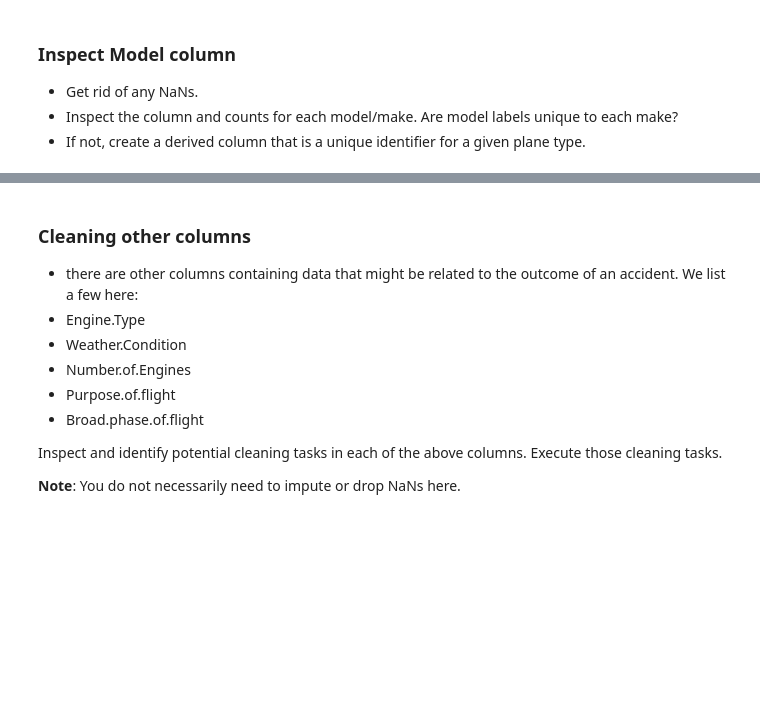
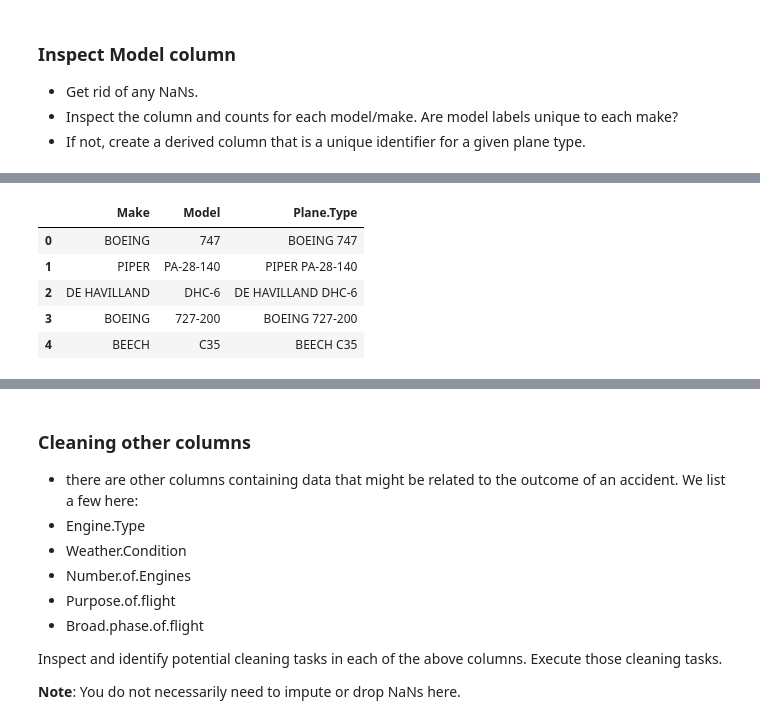
Before and after one commit to amacken3/dsc-course0-m8-lab, a Jupyter notebook: Aviation_Accidents_Cleaning.ipynb, the cells around one changed output, grey strips where cells are left out. Cells and saved outputs as stored; diff of their text form; code cells hidden in the pictures; blank space fills up the shorter version.

```diff
--- a/Aviation_Accidents_Cleaning.ipynb
+++ b/Aviation_Accidents_Cleaning.ipynb
@@ -243,0 +324,13 @@ To clean this column, I removed extra spacing, converted manufacturer names to u
+# %%
+df_analysis["Plane.Type"] = (
+    df_analysis["Make"] + " " + df_analysis["Model"]
+)
+
+df_analysis[["Make", "Model", "Plane.Type"]].head()
+# %% [output]
+|  | Make | Model | Plane.Type |
+| 0 | BOEING | 747 | BOEING 747 |
+| 1 | PIPER | PA-28-140 | PIPER PA-28-140 |
+| 2 | DE HAVILLAND | DHC-6 | DE HAVILLAND DHC-6 |
+| 3 | BOEING | 727-200 | BOEING 727-200 |
+| 4 | BEECH | C35 | BEECH C35 |
```
Also changed, not shown: parts of 7 cells of this notebook.
